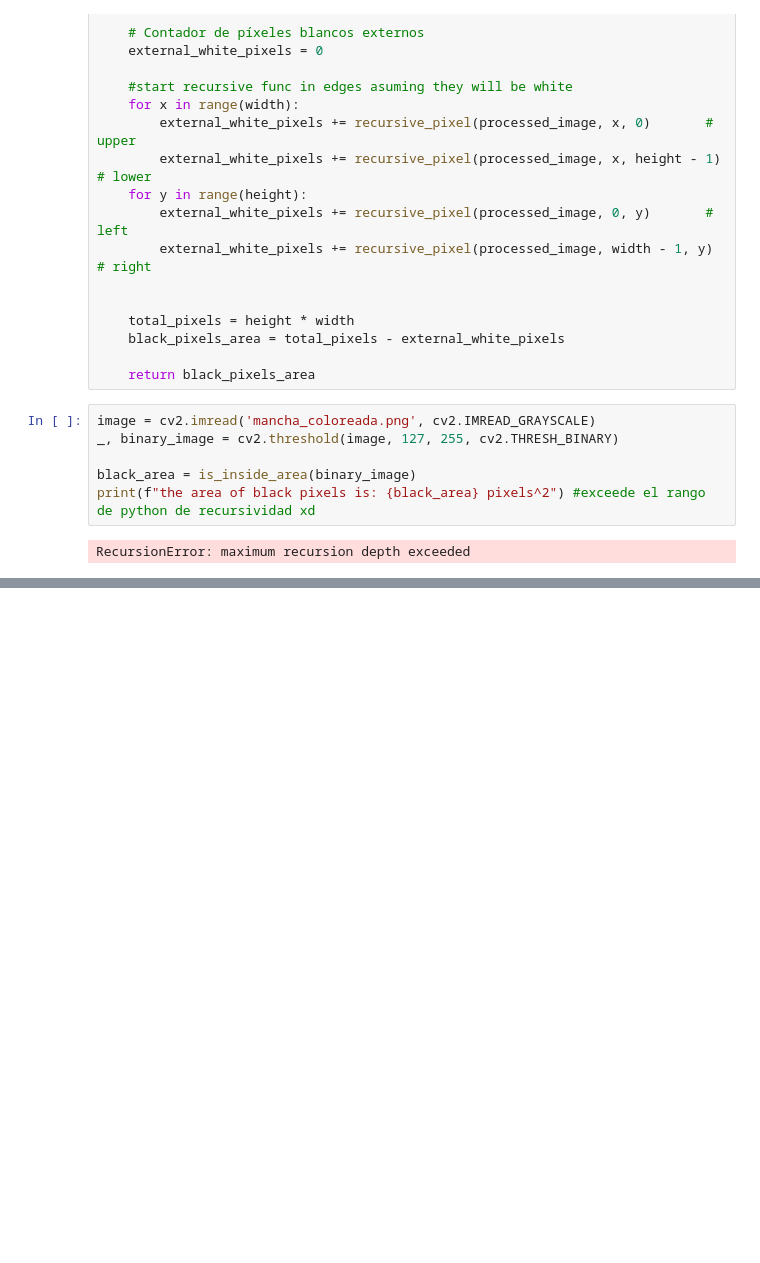
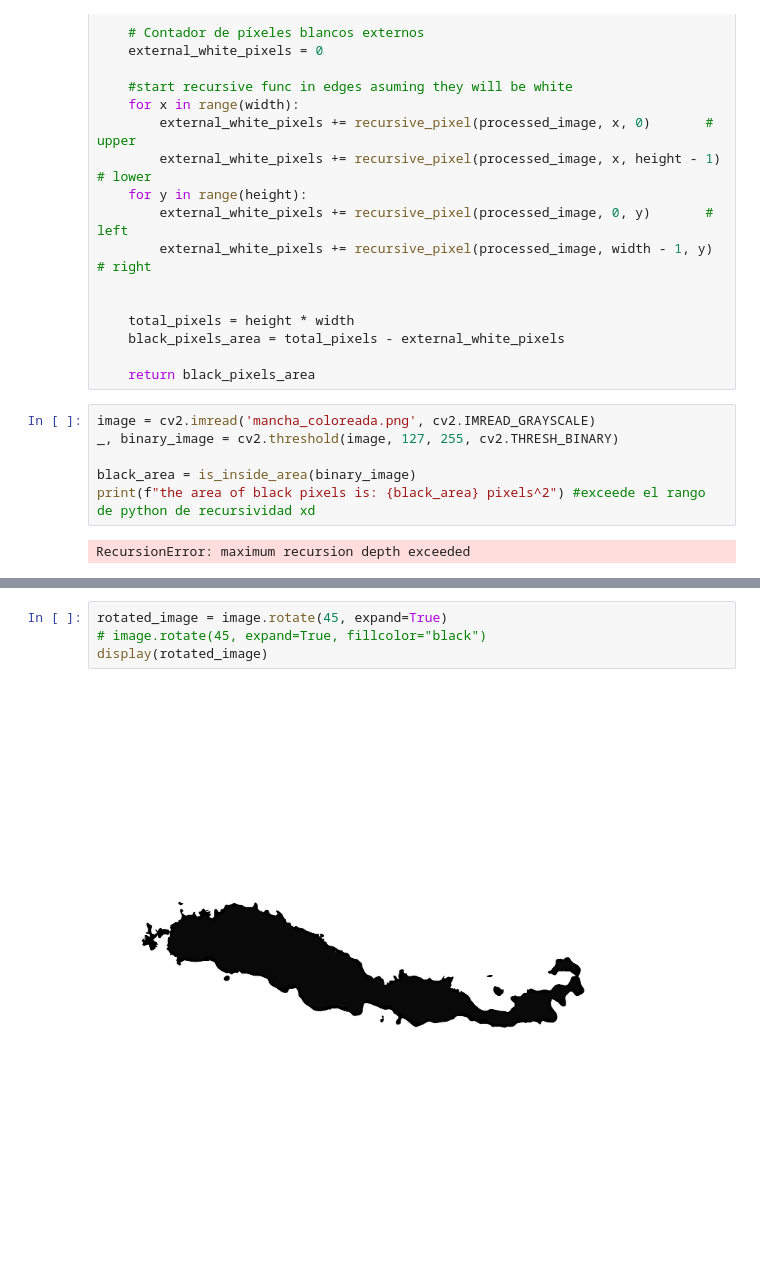
Before and after one commit to Chepados/ALN_practica_2, a Jupyter notebook: area_figura.ipynb, the cells around one changed output, grey strips where cells are left out. Saved outputs shown, nothing was run; the diff lists cells and outputs as text; blank space fills up the shorter version.

```diff
--- a/area_figura.ipynb
+++ b/area_figura.ipynb
@@ -511,0 +583,6 @@ RecursionError: maximum recursion depth exceeded
+# %%
+rotated_image = image.rotate(45, expand=True)
+# image.rotate(45, expand=True, fillcolor="black")
+display(rotated_image)
+# %% [output]
+[figure, added]
```
Also changed, not shown: parts of 22 cells of this notebook, 2 other files.
